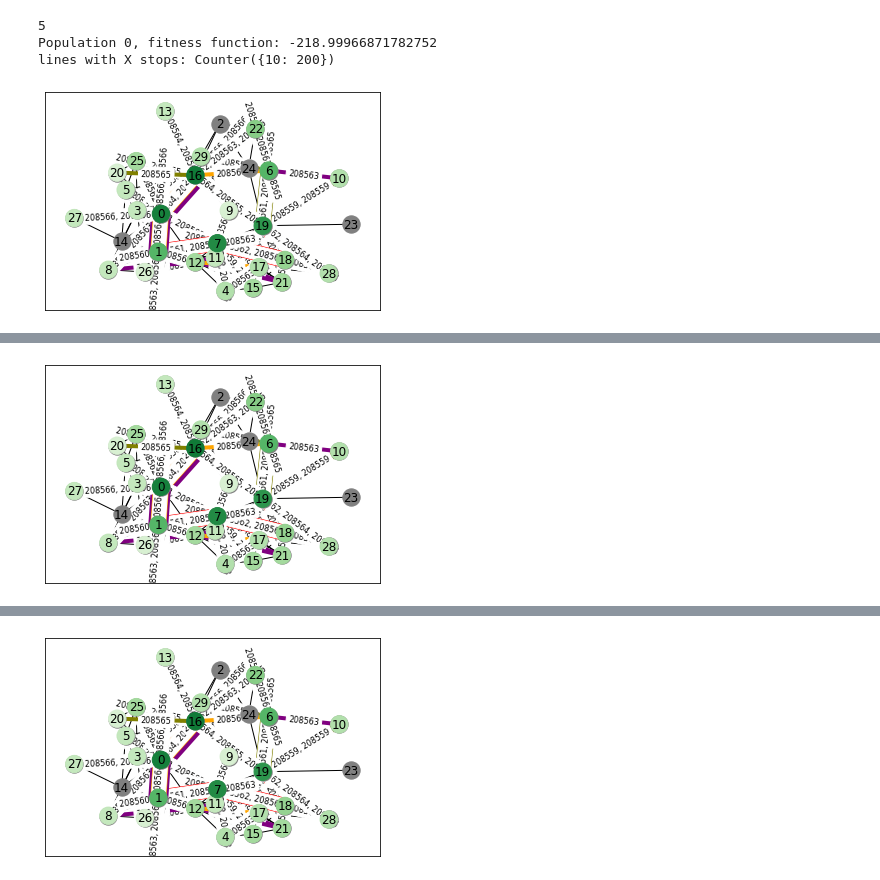
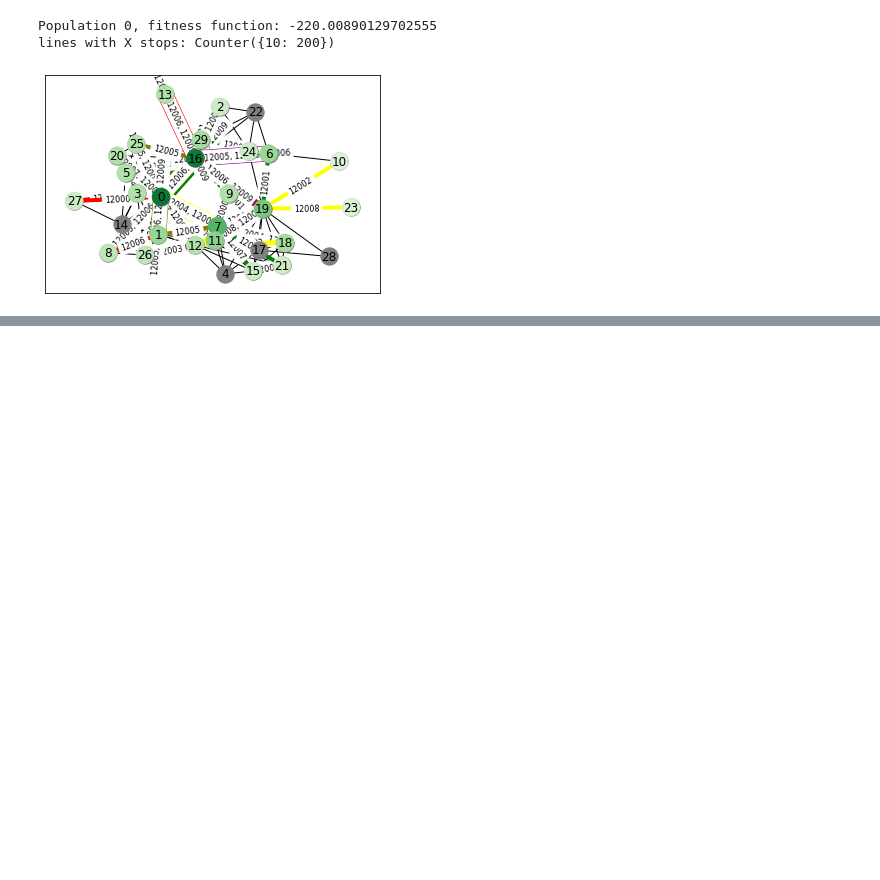
Before and after one commit to pweglik/badania-operacyjne, a Jupyter notebook: docs/mutations test.ipynb, the cells around one changed output, grey strips where cells are left out. Cells and saved outputs as stored; diff of their text form; code cells hidden in the pictures; blank space fills up the shorter version.

Commit message:
Simulation in notebook
Some methods in src/new_generation still don't work
Fixed imports

```diff
--- a/docs/mutations test.ipynb
+++ b/docs/mutations test.ipynb
@@ -42,4 +39,19 @@ genotype_crosser = GenotypeCrosser(best_paths)
 # %%
+random.seed(SEED)
+
+CHANCE_MERGE = 0.1
+
+CHANCE_ROT_RIGHT = 0.1
+CHANCE_ROT_CYCLE = 0.1
+CHANCE_INVERT = 0.1
+
+CHANCE_ERASE_LINE = 0.1
+CHANCE_CREATE_LINE = 0.1
+CHANCE_SPLIT = 0.1
+CHANCE_MERGE = 0.1
+CHANCE_CYCLE = 0.1
+
+
 def new_generation(
     population_with_fitness: List[Tuple[Genotype, float]],
     G: nx.Graph,
@@ -53,6 +65,16 @@ def new_generation(
         organism_with_fitness[0] for organism_with_fitness in population_with_fitness
     ]
 
+    if random.random() < CHANCE_MERGE:
+        idx1 = random.randrange(len(new_generation))
+        idx2 = idx1
+        while idx1 == idx2: # gen different
+            idx2 = random.randrange(len(new_generation))
+
+        g_new = genotype_crosser.merge_genotypes(new_generation[idx1], new_generation[idx2])
+        new_generation.append(g_new)
+
+
     counter = 0
     while len(new_generation) < new_generation_size:
         # get organism (clone it, don't modify original) by
@@ -61,45 +83,68 @@ def new_generation(
             population_with_fitness[counter % len(population_with_fitness)][0]
         )
 
         # (operating on clone)
-        # get random line, remove it
-        # run line mutator on it
-        # add it back
-        #random_line = random.sample(organism.lines, 1)[0]
-        #organism.lines.remove(random_line)
-        #new_line = line_mutator.invert(random_line)
-        #organism.lines.append(new_line)
 
-        # run genotype mutator
-        #organism = genotype_mutator.split_line(organism) # using GenotypeMutator(G, best_paths) also doesn't work
-        #organism = genotype_mutator.merge_lines(organism)
+        # run line mutators
+        # get random line, remove it, run line mutator on it, add it back
+        random_line = random.sample(organism.lines, 1)[0]
+        organism.lines.remove(random_line)
+
+        if random.random() < CHANCE_ROT_RIGHT:
+            random_line = line_mutator.rotation_to_right(random_line)
+
+        if random.random() < CHANCE_ROT_CYCLE:
+            random_line = line_mutator.cycle_rotation(random_line)
+
+        if random.random() < CHANCE_INVERT:
+            random_line = line_mutator.invert(random_line)
+
+        organism.lines.append(random_line)
+
+        # run genotype mutators
+
+        if random.random() < CHANCE_ERASE_LINE:
+            organism = genotype_mutator.erase_line(organism)
+
+        if random.random() < CHANCE_CREATE_LINE:
+            organism = genotype_mutator.create_line(organism)
+
+        # split some line
+        if random.random() < CHANCE_SPLIT:
+            organism = genotype_mutator.split_line(organism)
+
+        # merge some lines
+        if random.random() < CHANCE_MERGE:
+            organism = genotype_mutator.merge_lines(organism)
+
+        if random.random() < CHANCE_CYCLE:
+            organism = genotype_mutator.cycle_stops_shift(organism)
 
         # add clone to new generation
         new_generation.append(organism)
 
         counter += 1
 
     return new_generation
 
 
 
 
 
 sim_engine = SimulationEngine(
     G,
     initial_population=create_initial_population(G, best_paths),
     fitness_function=fitness,
     survival_function=lambda population: n_best_survive(
-        population, N_IN_POPULATION - 1 # TODO return back to // 5
+        population, N_IN_POPULATION // 5
     ),
     new_generation_function=lambda population, graph: new_generation(
         population, graph, N_IN_POPULATION, best_paths
     ),
 )
 
-sim_engine.run(10, 1, report_show=True)
+sim_engine.run(1000, 100, report_show=True)
 # %% [output]
-5
-Population 0, fitness function: -218.99966871782752
+Population 0, fitness function: -220.00890129702555
 lines with X stops: Counter({10: 200})
-[figure, old version]
+[figure, new version]
@@ -109 +153,0 @@ lines with X stops: Counter({10: 200})
-[figure, removed]
@@ -113 +154,0 @@ lines with X stops: Counter({10: 200})
-[figure, removed]
```
Also changed, not shown: parts of 4 cells of this notebook, 2 other files.
